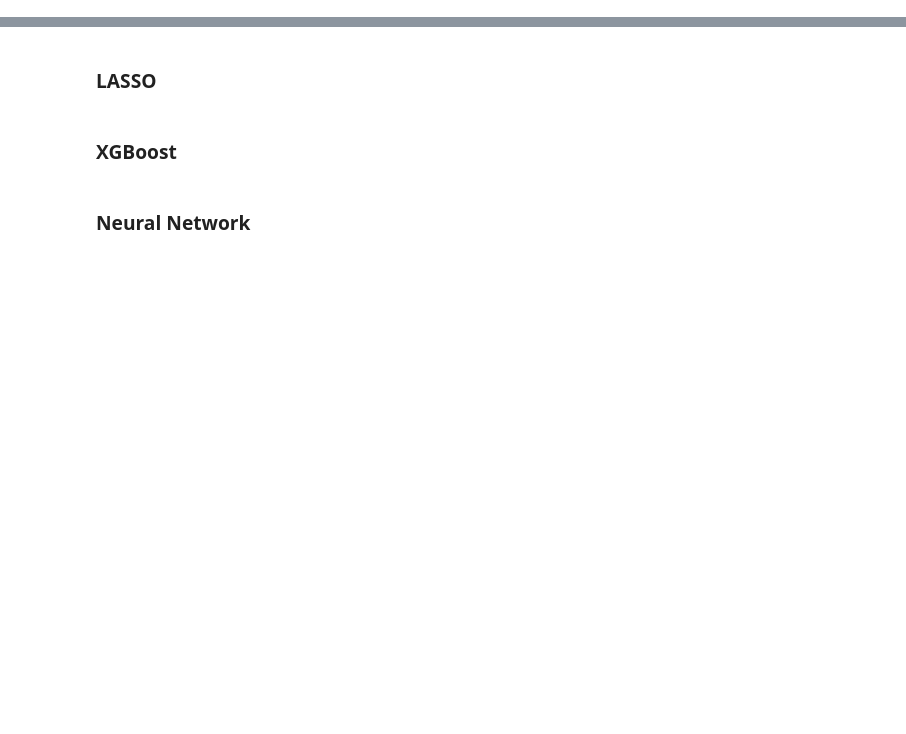
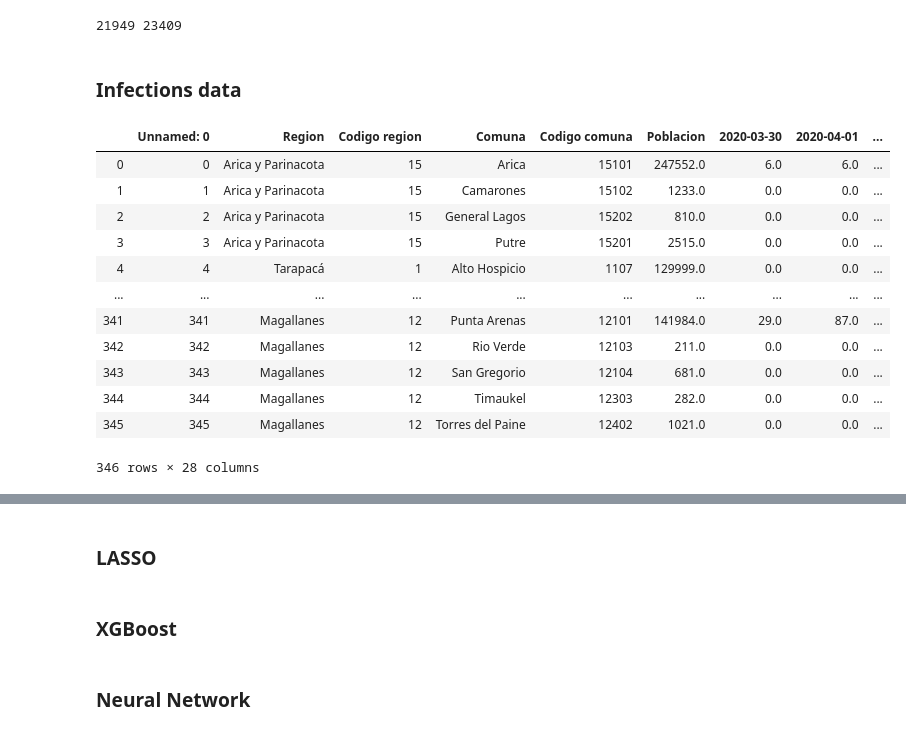
Before and after one commit to gweintra/covid19, a Jupyter notebook: ml_models.ipynb, the cells around one changed output, grey strips where cells are left out. Drawn from its saved outputs; the diff is of its cells as text; code cells hidden in the pictures; blank space fills up the shorter version.

```diff
--- a/ml_models.ipynb
+++ b/ml_models.ipynb
@@ -11,0 +8,12 @@ df.head()
+# %%
+# Load data
+
+path = "./data/"
+
+df_zones = pd.read_csv(path + "zona_censal_comuna.csv")
+df_demos = pd.read_csv(path + "demo_comunas.csv")
+df_inf = pd.read_csv(path + "dp1_contagiados_por_comuna.csv")
+df_mob1 = pd.read_csv(path + "od_zones_weeks_20200301.enc.csv")
+df_mob2 = pd.read_csv(path + "od_zones_weeks_20200401.enc.csv")
+
+df_mob = pd.concat([df_mob1, df_mob2])
@@ -11,0 +98,24 @@ df.head()
+# %%
+# Matrix is not sparse
+print(np.count_nonzero(A), N*N*T)
+# %% [output]
+21949 23409
+# %% [markdown]
+### Infections data
+# %%
+df_inf
+# print(df_inf.columns)
+# %% [output]
+|  | Unnamed: 0 | Region | Codigo region | Comuna | Codigo comuna | Poblacion | 2020-03-30 | 2020-04-01 | ... |
+| 0 | 0 | Arica y Parinacota | 15 | Arica | 15101 | 247552.0 | 6.0 | 6.0 | ... |
+| 1 | 1 | Arica y Parinacota | 15 | Camarones | 15102 | 1233.0 | 0.0 | 0.0 | ... |
+| 2 | 2 | Arica y Parinacota | 15 | General Lagos | 15202 | 810.0 | 0.0 | 0.0 | ... |
+| 3 | 3 | Arica y Parinacota | 15 | Putre | 15201 | 2515.0 | 0.0 | 0.0 | ... |
+| 4 | 4 | Tarapacá | 1 | Alto Hospicio | 1107 | 129999.0 | 0.0 | 0.0 | ... |
+| ... | ... | ... | ... | ... | ... | ... | ... | ... | ... |
+| 341 | 341 | Magallanes | 12 | Punta Arenas | 12101 | 141984.0 | 29.0 | 87.0 | ... |
+| 342 | 342 | Magallanes | 12 | Rio Verde | 12103 | 211.0 | 0.0 | 0.0 | ... |
+| 343 | 343 | Magallanes | 12 | San Gregorio | 12104 | 681.0 | 0.0 | 0.0 | ... |
+| 344 | 344 | Magallanes | 12 | Timaukel | 12303 | 282.0 | 0.0 | 0.0 | ... |
+| 345 | 345 | Magallanes | 12 | Torres del Paine | 12402 | 1021.0 | 0.0 | 0.0 | ... |
+346 rows × 28 columns
```
Also changed, not shown: parts of 9 cells of this notebook.
